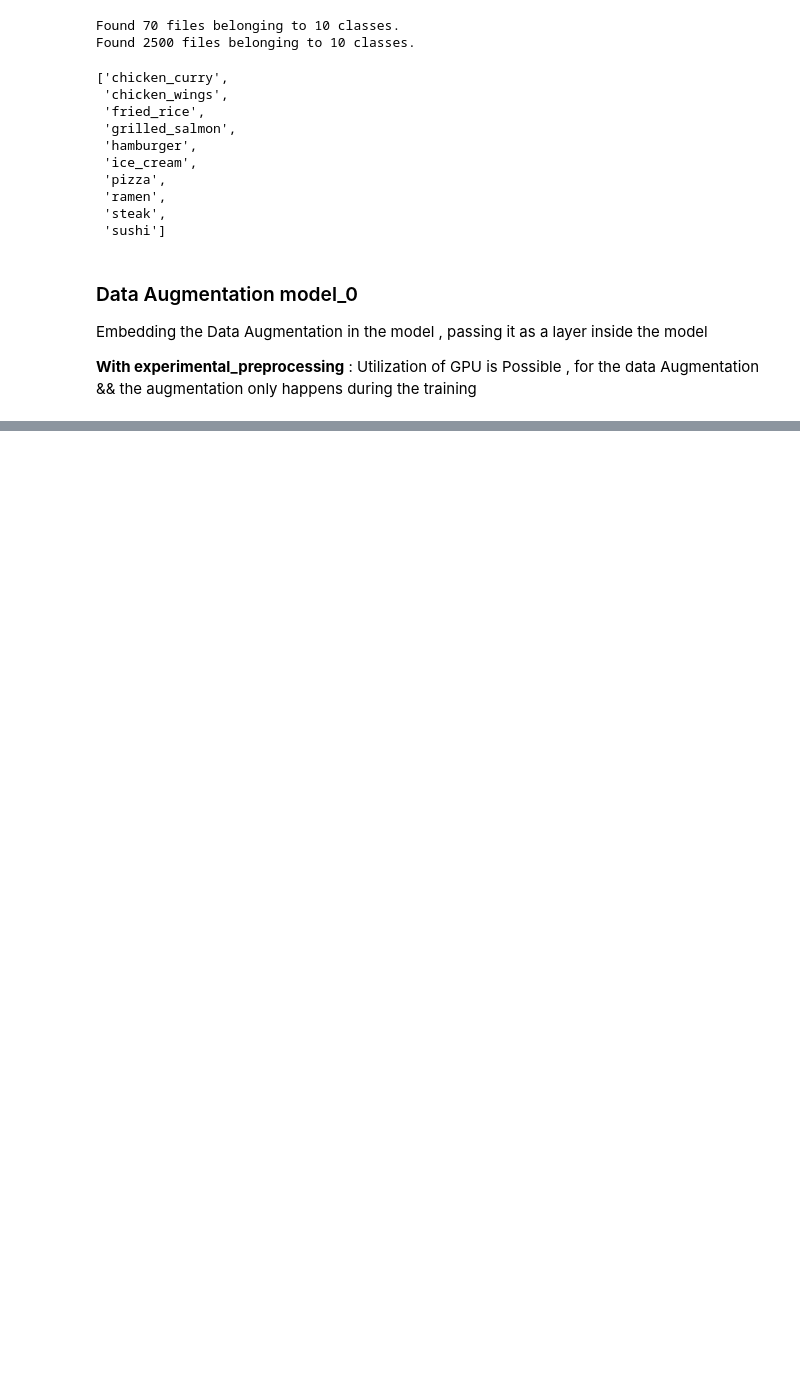
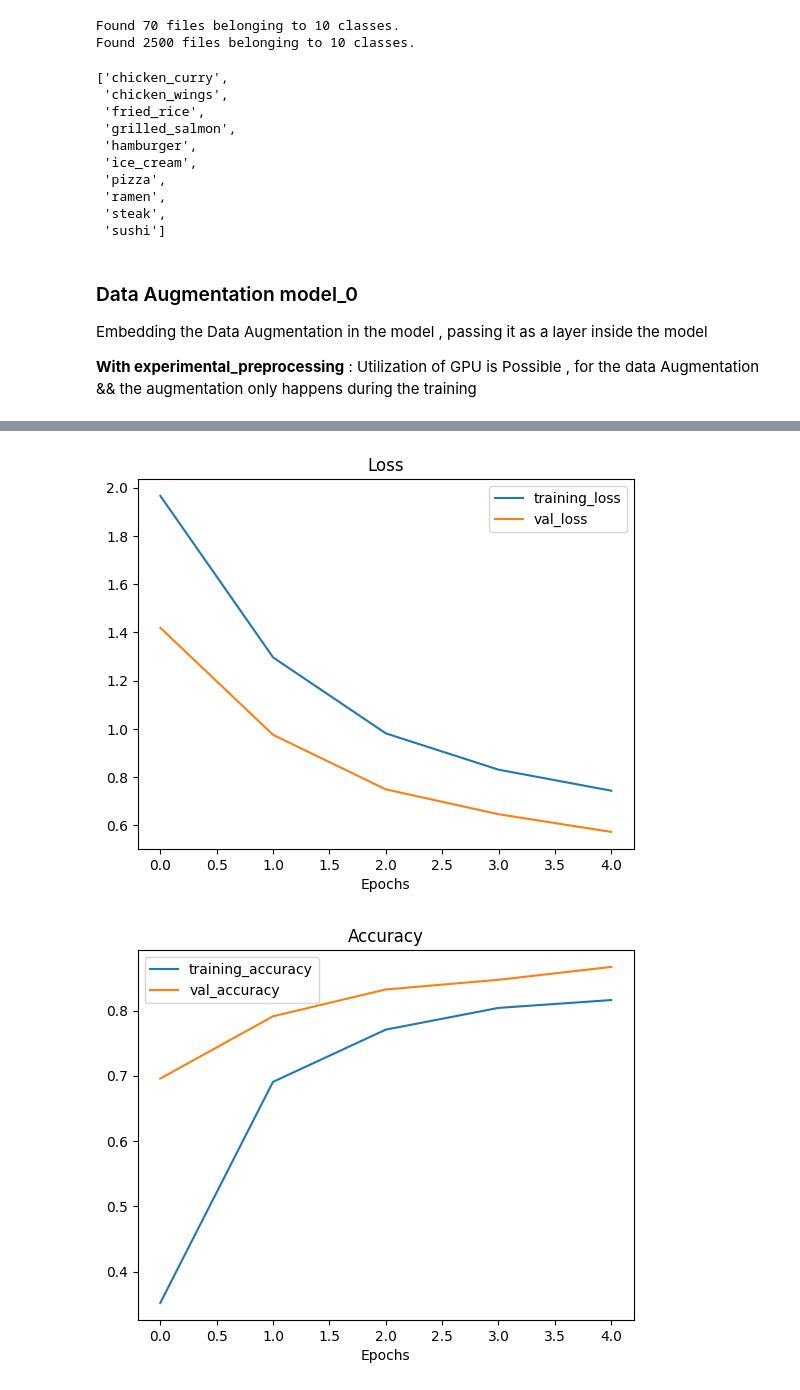
Before and after one commit to akhil4674/transfer_Learning_Experiment, a Jupyter notebook: 05 Transfer Learning - Fine Tuning.ipynb, the cells around one changed output, grey strips where cells are left out. Drawn from its saved outputs; the diff is of its cells as text; code cells hidden in the pictures; blank space fills up the shorter version.

```diff
--- a/05 Transfer Learning - Fine Tuning.ipynb
+++ b/05 Transfer Learning - Fine Tuning.ipynb
@@ -533,0 +553,14 @@ plot_loss_curves(history_1_percent)
+# %%
+train_dir_10_percent = "10_food_classes_10_percent/10_food_classes_10_percent/train"
+test_dir = "10_food_classes_10_percent/10_food_classes_10_percent/test"
+# %%
+# Crewate a data loaders : Make global variables
+
+
+
+train_data_10_percent = tf.keras.preprocessing.image_dataset_from_directory(train_dir_10_percent,
+                                                                            label_mode="categorical",
+                                                                            image_size=IMG_SIZE)
+test_data = tf.keras.preprocessing.image_dataset_from_directory(test_dir,
+                                                                label_mode="categorical",
+                                                                image_size=IMG_SIZE)
@@ -533,0 +630,24 @@ plot_loss_curves(history_1_percent)
+# %%
+#Set checkpoint path
+
+checkpoint_path = "ten_percent_model_checkpoints_weights/checkpoint.ckpt"
+
+#Creating a model checkpoit callback to save weights only
+
+checkpoint_callback = tf_keras.callbacks.ModelCheckpoint(filepath = checkpoint_path,
+                                                         save_weights_only = True,
+                                                         save_best_only = True,
+                                                         save_freq= "epoch" ,
+                                                         verbose = 1)
+# %%
+## fit model_2 passing the model _callback checkpoint
+
+initial_epochs = 5
+
+history_10_percent_data_aug = model_2.fit(train_data_10_percent,
+                                          epochs = initial_epochs,
+                                          validation_data = test_data,
+                                          validation_steps = int(0.25 * len(test_data)),
+                                          callbacks= [create_tensorboard_callback(dir_name = "tensorflow_hub",
+                                                                                  experiment_name = "10_percent_data_aug"),
+                                                                                  checkpoint_callback])
@@ -533,0 +677,5 @@ plot_loss_curves(history_1_percent)
+# %%
+plot_loss_curves(history_10_percent_data_aug)
+# %% [output]
+[figure, added]
+[figure, added]
```
Also changed, not shown: parts of 26 cells of this notebook.
